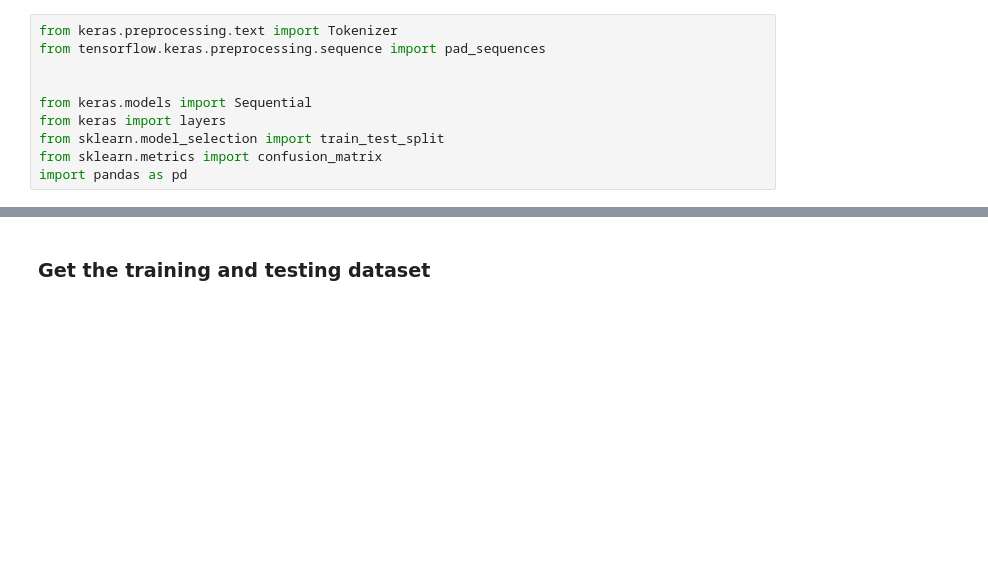
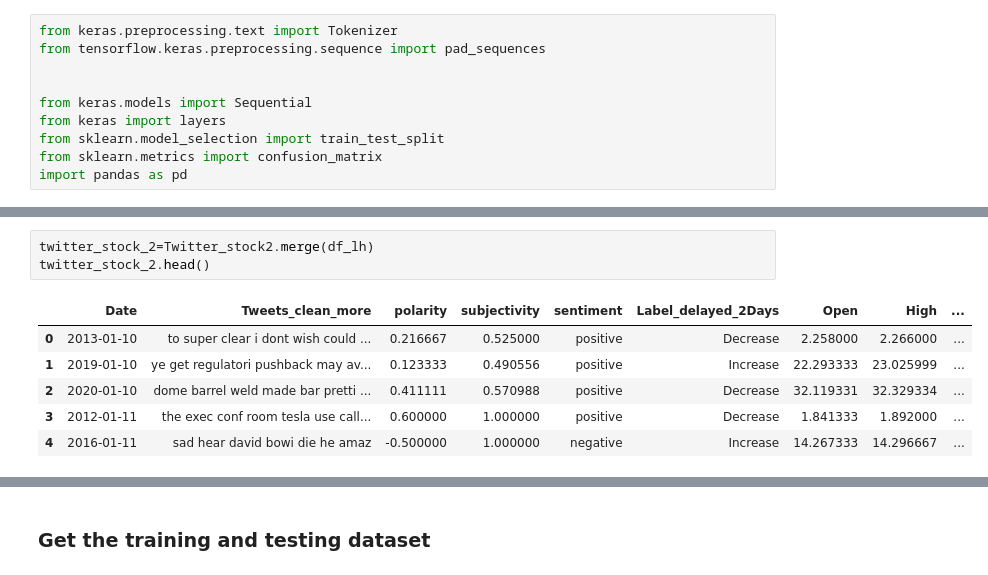
Before and after one commit to xiaodanlu/ANLY-580-Final-Project, a Jupyter notebook: Code/LTSM.ipynb, the cells around one changed output, grey strips where cells are left out. Cells and saved outputs as stored; diff of their text form; blank space fills up the shorter version.

```diff
--- a/Code/LTSM.ipynb
+++ b/Code/LTSM.ipynb
@@ -39,0 +74,10 @@ FileNotFoundError: [Errno 2] No such file or directory: '../Data/combind_sen_sto
+# %%
+twitter_stock_2=Twitter_stock2.merge(df_lh)
+twitter_stock_2.head()
+# %% [output]
+|  | Date | Tweets_clean_more | polarity | subjectivity | sentiment | Label_delayed_2Days | Open | High | ... |
+| 0 | 2013-01-10 | to super clear i dont wish could ... | 0.216667 | 0.525000 | positive | Decrease | 2.258000 | 2.266000 | ... |
+| 1 | 2019-01-10 | ye get regulatori pushback may av... | 0.123333 | 0.490556 | positive | Increase | 22.293333 | 23.025999 | ... |
+| 2 | 2020-01-10 | dome barrel weld made bar pretti ... | 0.411111 | 0.570988 | positive | Decrease | 32.119331 | 32.329334 | ... |
+| 3 | 2012-01-11 | the exec conf room tesla use call... | 0.600000 | 1.000000 | positive | Decrease | 1.841333 | 1.892000 | ... |
+| 4 | 2016-01-11 | sad hear david bowi die he amaz | -0.500000 | 1.000000 | negative | Increase | 14.267333 | 14.296667 | ... |
```
Also changed, not shown: parts of 18 cells of this notebook.
